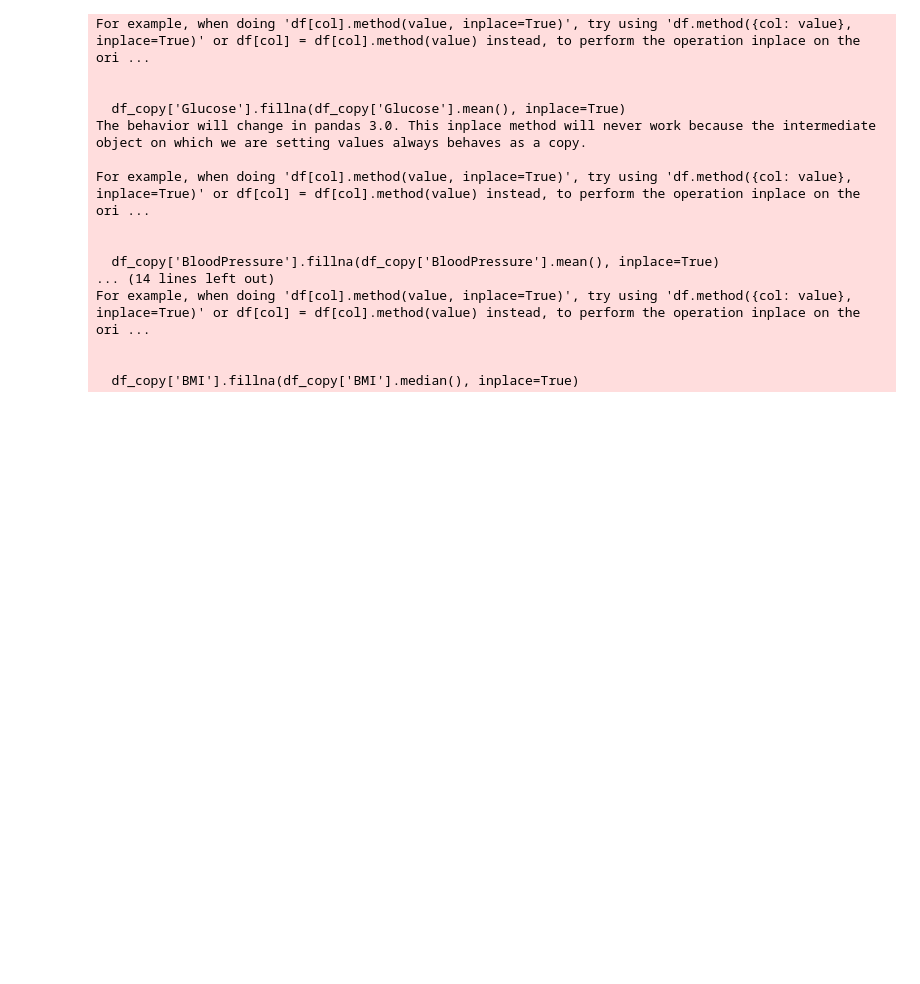
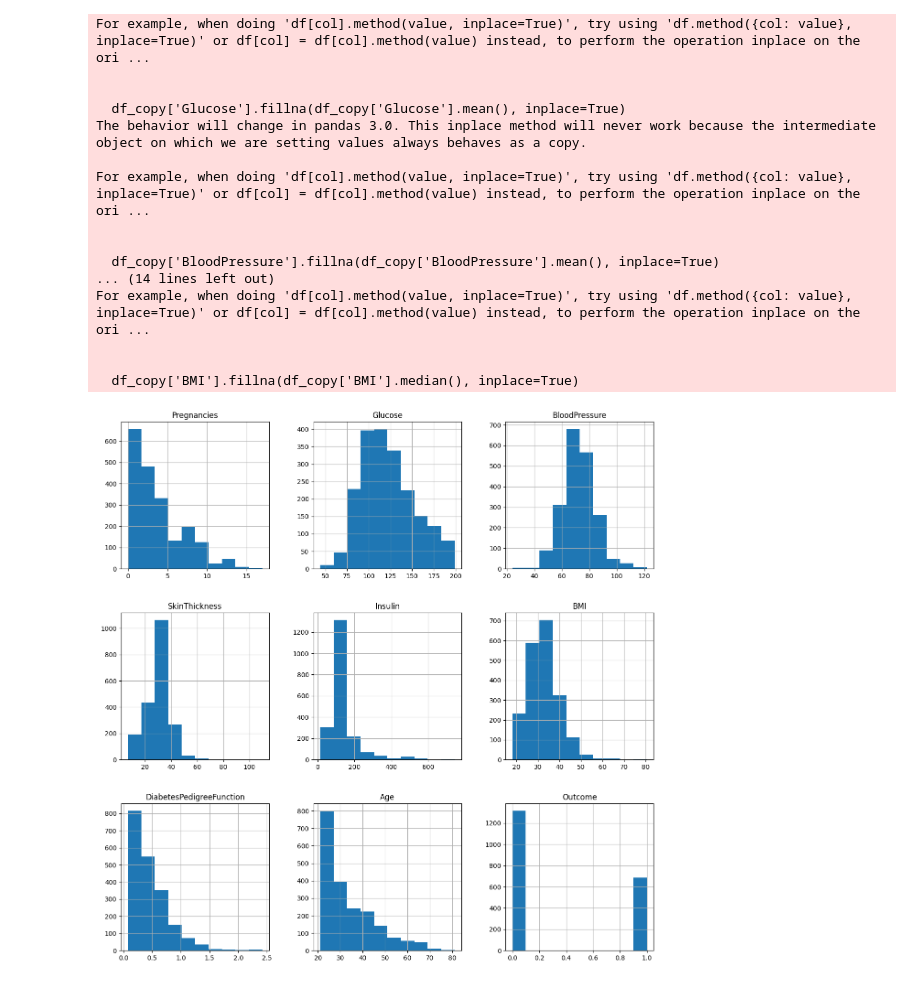
Before and after one commit to shovo896/Diabetes_detection, a Jupyter notebook: diabetes_predicyion.ipynb, the cells around one changed output. Cells and saved outputs as stored; diff of their text form; code cells hidden in the pictures; blank space fills up the shorter version.

```diff
--- a/diabetes_predicyion.ipynb
+++ b/diabetes_predicyion.ipynb
@@ -149,3 +149,7 @@ For example, when doing 'df[col].method(value, inplace=True)', try using 'df.met
 
 
   df_copy['BMI'].fillna(df_copy['BMI'].median(), inplace=True)
+# %%
+p=df_copy.hist(figsize=(15,15))
+# %% [output]
+[figure, added]
```
Also changed, not shown: parts of 1 cell of this notebook.
